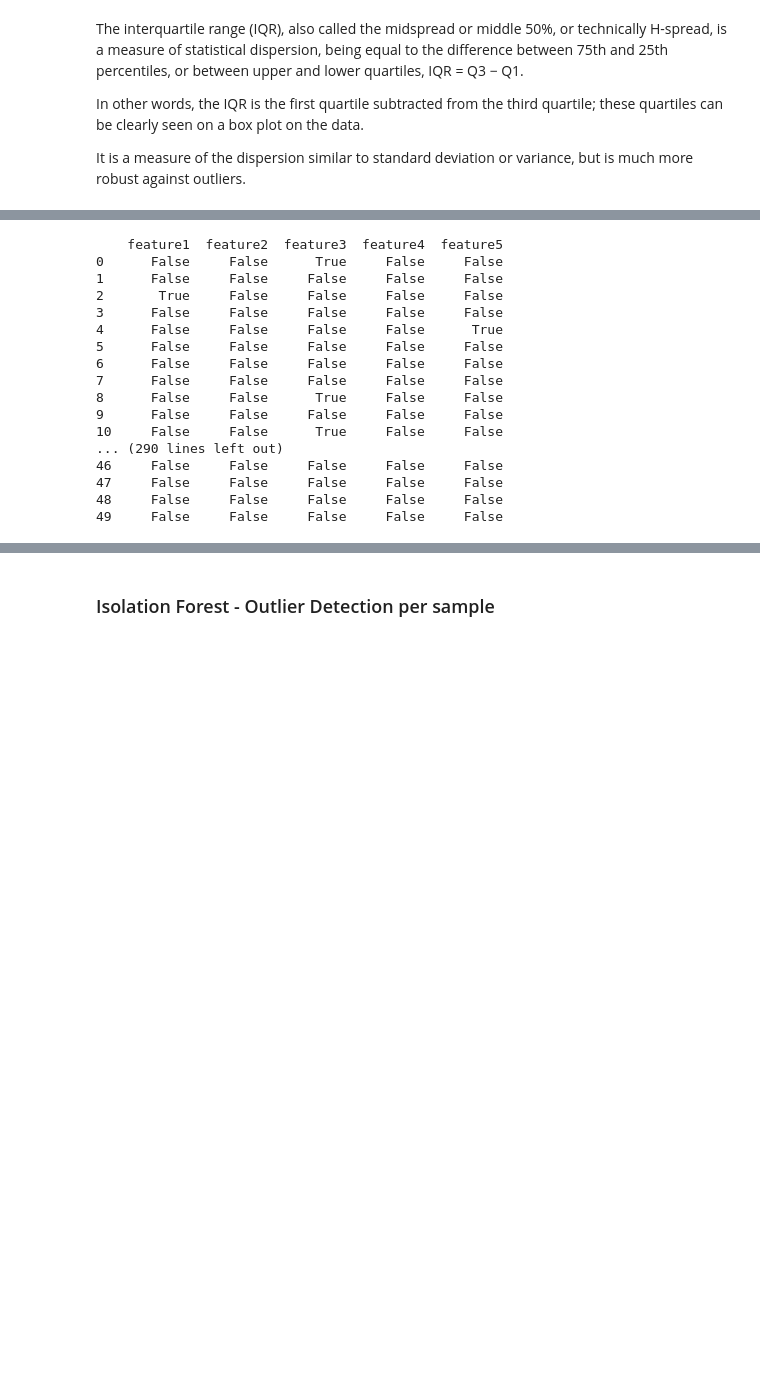
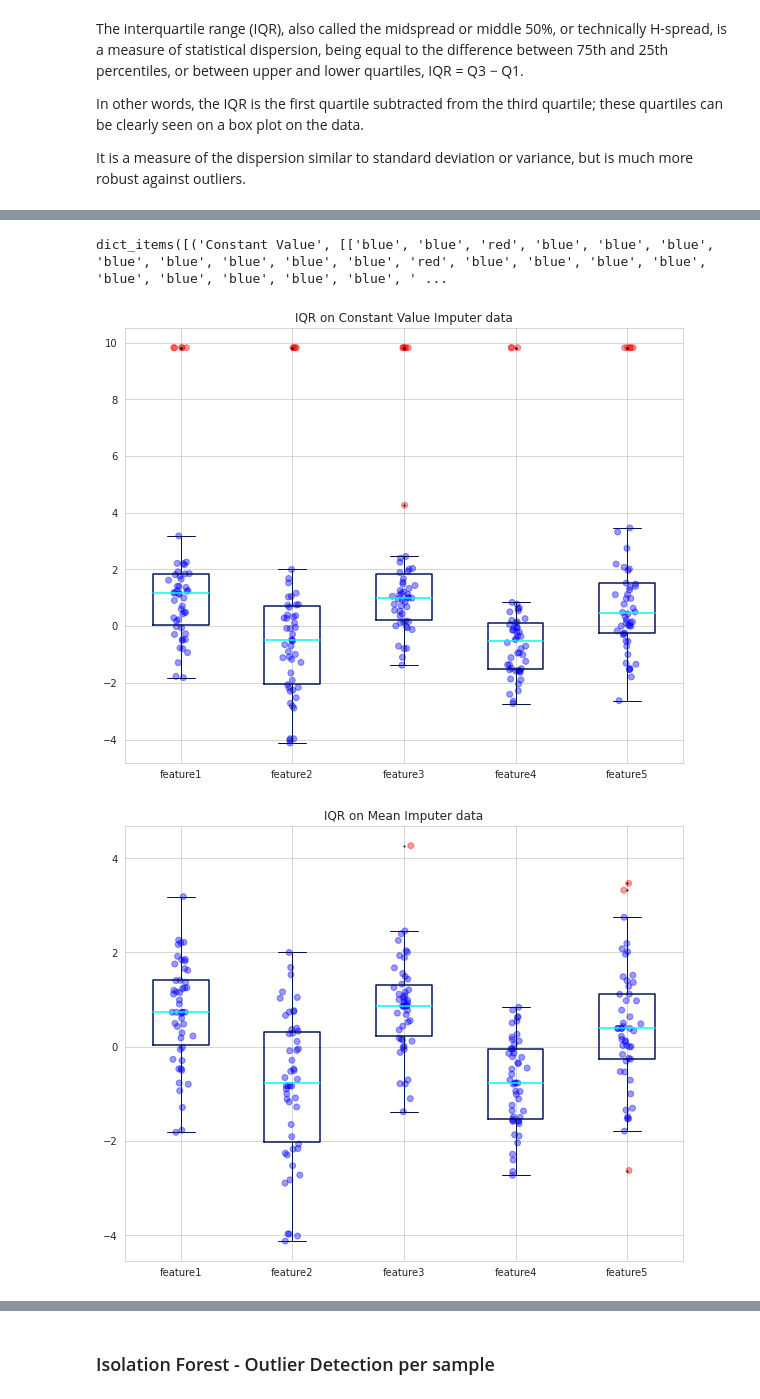
Before and after one commit to HSEDataAnalysis/LAB1_EDA, a Jupyter notebook: main.ipynb, the cells around one changed output, grey strips where cells are left out. Saved outputs shown, nothing was run; the diff lists cells and outputs as text; code cells hidden in the pictures; blank space fills up the shorter version.

```diff
--- a/main.ipynb
+++ b/main.ipynb
@@ -388,22 +389,6 @@ igrs
 # %%
-for percentile_data, data in zip(igrs, filled_dfms):
+outlier_indexes = {imputer: [] for imputer in fill_types}
+for percentile_data, data, fill_type in zip(igrs, filled_dfms, fill_types):
     indexes = (data < (percentile_data.Q1 - 1.5 * percentile_data.IQR) ) | (data > (percentile_data.Q3 + 1.5 * percentile_data.IQR))
-    print(indexes)
+    indexes.replace({False: 'blue', True: 'red'}, inplace=True)
+    outlier_indexes[fill_type] = np.array(indexes.values.tolist()).T.tolist()
-# %% [output]
-    feature1  feature2  feature3  feature4  feature5
-0      False     False      True     False     False
-1      False     False     False     False     False
-2       True     False     False     False     False
-3      False     False     False     False     False
-4      False     False     False     False      True
-5      False     False     False     False     False
-6      False     False     False     False     False
-7      False     False     False     False     False
-8      False     False      True     False     False
-9      False     False     False     False     False
-10     False     False      True     False     False
-... (290 lines left out)
-46     False     False     False     False     False
-47     False     False     False     False     False
-48     False     False     False     False     False
-49     False     False     False     False     False
@@ -411,0 +395,43 @@ for percentile_data, data in zip(igrs, filled_dfms):
+# %%
+outlier_indexes.items()
+# %% [output]
+dict_items([('Constant Value', [['blue', 'blue', 'red', 'blue', 'blue', 'blue', 'blue', 'blue', 'blue', 'blue', 'blue', 'red', 'blue', 'blue', 'blue', 'blue', 'blue', 'blue', 'blue', 'blue', 'blue', ' ...
+# %%
+def draw_outliers_iqr(list_data, outlier_indexes, title):
+    fig, axes = plt.subplots(3, 2, figsize=(25,8.5), dpi=140, sharex=True, sharey=True)
+    for ax in np.flatten(axes):
+      sns.scatterplot(, ax=ax)
+# %%
+def draw_outliers_iqr(list_data, outlier_indexes, title):
+    for data, (imputer, indexes) in zip(list_data, outlier_indexes.items()):
+        fig, ax = plt.subplots(figsize=(10, 8))
+        vals, names, xs = [], [], []
+        for i, col in enumerate(data.columns):
+            vals.append(data[col].values)
+            names.append(col)
+            xs.append(np.random.normal(i + 1, 0.04, data[col].values.shape[0]))
+
+        sns.set_style("whitegrid")
+        boxprops = dict(linestyle='-', linewidth=1.5, color='#00145A')
+        flierprops = dict(marker='o', markersize=1,
+                          linestyle='none')
+
+        whiskerprops = dict(color='#00145A')
+        capprops = dict(color='#00145A')
+        medianprops = dict(linewidth=1.5, linestyle='-', color='#01FBEE')
+
+        plt.boxplot(vals, labels=names, notch=False,
+                    boxprops=boxprops, whiskerprops=whiskerprops,
+                    capprops=capprops, flierprops=flierprops,
+                    medianprops=medianprops,showmeans=False)
+
+        for x, val, ind in zip(xs, vals, indexes):
+            plt.scatter(x, val, alpha=0.4, color=ind)
+
+        ax.set_title(f"{title} on {imputer} Imputer data")
+        plt.show()
+# %%
+draw_outliers_iqr(filled_dfms, outlier_indexes, "IQR")
+# %% [output]
+[figure, added]
+[figure, added]
```
Also changed, not shown: parts of 28 cells of this notebook.
